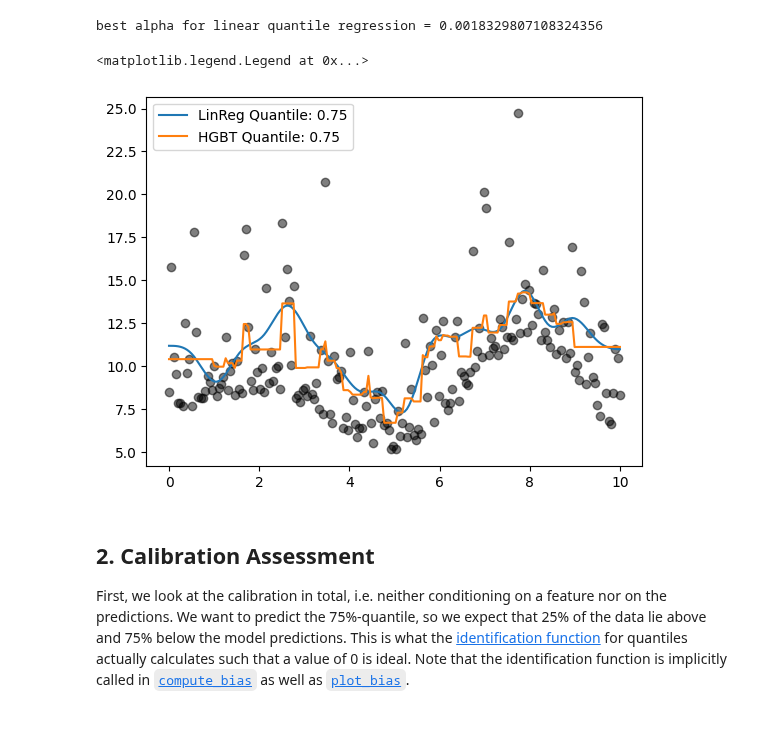
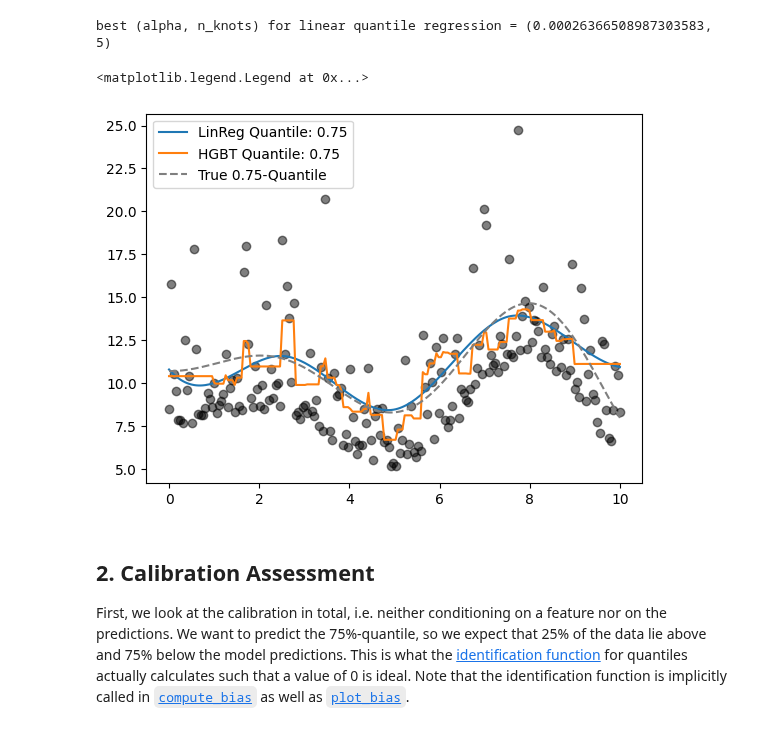
Before and after one commit to lorentzenchr/model-diagnostics, a Jupyter notebook: docs/examples/quantile_regression.ipynb, the cells around one changed output. Saved outputs shown, nothing was run; the diff lists cells and outputs as text; code cells hidden in the pictures.

```diff
--- a/docs/examples/quantile_regression.ipynb
+++ b/docs/examples/quantile_regression.ipynb
@@ -8,0 +7,16 @@ Then, we fit a linear model and gradient boosted trees for the **75%-quantile**.
+# %%
+from cycler import cycler
+import matplotlib
+import matplotlib.pyplot as plt
+
+
+cmap = matplotlib.colormaps.get_cmap("tab10")
+# Set 7 to 3rd position to make it gray
+color_cy = cycler("color", cmap([0, 1, 7, 2, 3, 4, 5, 6, 8, 9]))
+# This can be checked by running
+# from matplotlib.colors import ListedColormap
+# display(cmap)
+# display(ListedColormap(color_cy.by_key()["color"]))
+
+new_cycler = color_cy + cycler(linestyle=["-"] * 2 + ['--'] + ['-'] * 7)
+plt.rc('axes', prop_cycle=new_cycler)
@@ -9,6 +27,5 @@ Then, we fit a linear model and gradient boosted trees for the **75%-quantile**.
 # %%
 import numpy as np
-import matplotlib.pyplot as plt
 import polars as pl
 from sklearn.ensemble import HistGradientBoostingRegressor
 from sklearn.linear_model import QuantileRegressor
@@ -21,42 +38,54 @@ quantile_level = 0.75
 
 def create_data(n, rng):
     x = np.linspace(start=0, stop=10, num=200)
     y_true_mean = 10 + 0.5 * x * np.sin(x)
     a = 5
+    # Note that numpy uses the Lomax version of pareto with mean 1/(a-1).
     y = y_true_mean + 10 * (rng.pareto(a, size=x.shape[0]) - 1 / (a - 1))
-    return y, x
+    y_true_quantile = y_true_mean + 10 * (
+        np.power(1 - quantile_level, -1/a) - 1 - 1 / (a - 1)
+    )
+    return y, x, y_true_quantile
 
 rng = np.random.RandomState(42)
-y_train, x_train = create_data(200, rng)
-y_test, x_test = create_data(100, rng)
+y_train, x_train, y_quantile_train = create_data(200, rng)
+y_test, x_test, y_quantile_test = create_data(100, rng)
 X_train, X_test = x_train[:, np.newaxis], x_test[:, np.newaxis]
 
 m_linear = GridSearchCV(
     estimator=make_pipeline(
-        SplineTransformer(degree=3, n_knots=20),
+        SplineTransformer(degree=3),
         QuantileRegressor(quantile=quantile_level, solver="highs"),
     ),
-    param_grid={"quantileregressor__alpha": np.logspace(-4, 0, 20)},
+    param_grid={
+        "splinetransformer__n_knots": [3, 5, 8, 10],
+        "quantileregressor__alpha": np.logspace(-4, 0, 20)
+    },
     cv=5,
 ).fit(X_train, y_train)
 print(
-    "best alpha for linear quantile regression = "
-    f"{m_linear.best_params_['quantileregressor__alpha']}"
+    "best (alpha, n_knots) for linear quantile regression = "
+    f"({m_linear.best_params_['quantileregressor__alpha']}, "
+    f"{m_linear.best_params_['splinetransformer__n_knots']})"
 )
+
 m_hgbt = HistGradientBoostingRegressor(
     loss="quantile", quantile=quantile_level
 ).fit(X_train, y_train)
 
 
 fig, ax = plt.subplots()
 ax.scatter(x_train, y_train, color="black", alpha=0.5)
 ax.plot(x_train, m_linear.predict(X_train), label=f"LinReg Quantile: {quantile_level}")
 ax.plot(x_train, m_hgbt.predict(X_train), label=f"HGBT Quantile: {quantile_level}")
+ax.plot(
+    x_train, y_quantile_train, label=f"True {quantile_level}-Quantile",
+)
 ax.legend()
 # %% [output]
-best alpha for linear quantile regression = 0.0018329807108324356
+best (alpha, n_knots) for linear quantile regression = (0.00026366508987303583, 5)
 <matplotlib.legend.Legend at 0x...>
-[figure, old version]
+[figure, new version]
 # %% [markdown]
 ## 2. Calibration Assessment
 First, we look at the calibration in total, i.e. neither conditioning on a feature nor on the predictions.
```
Also changed, not shown: parts of 13 cells of this notebook, 3 other files.
